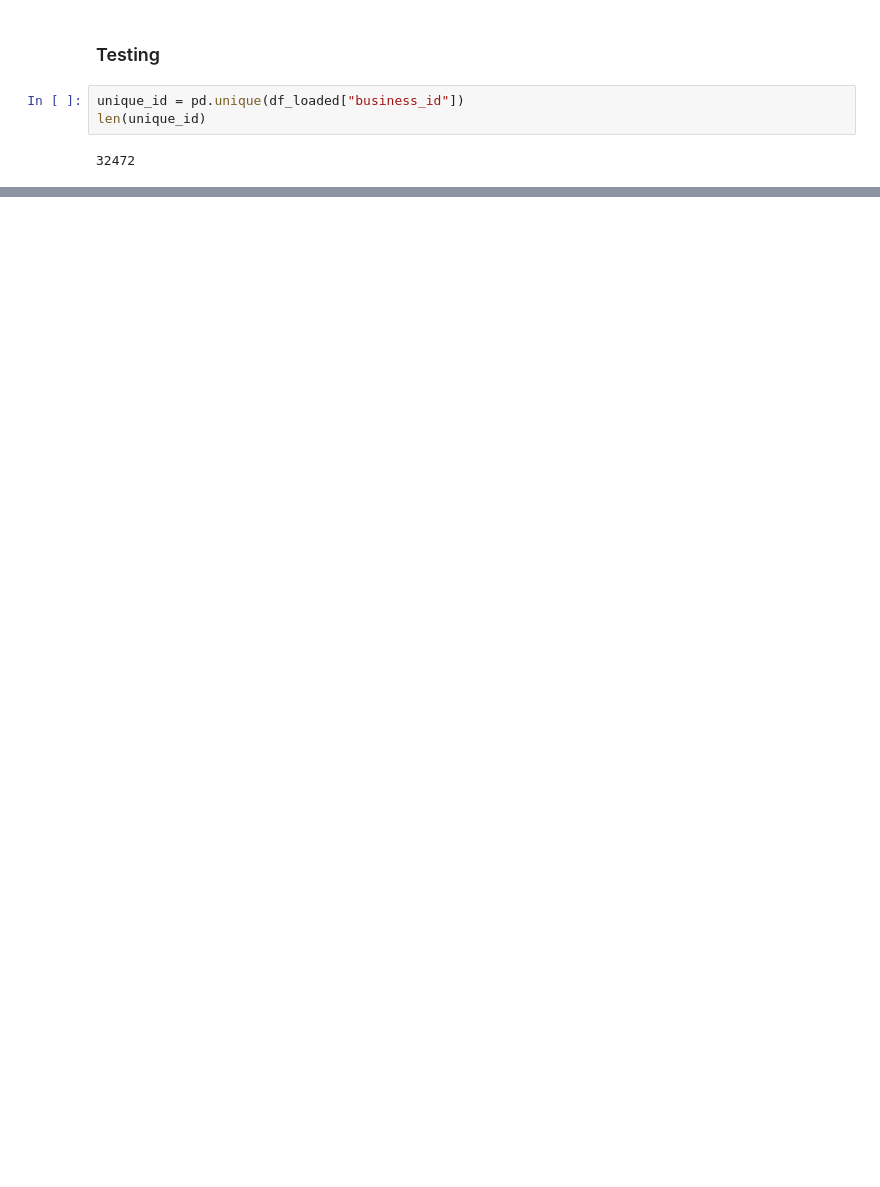
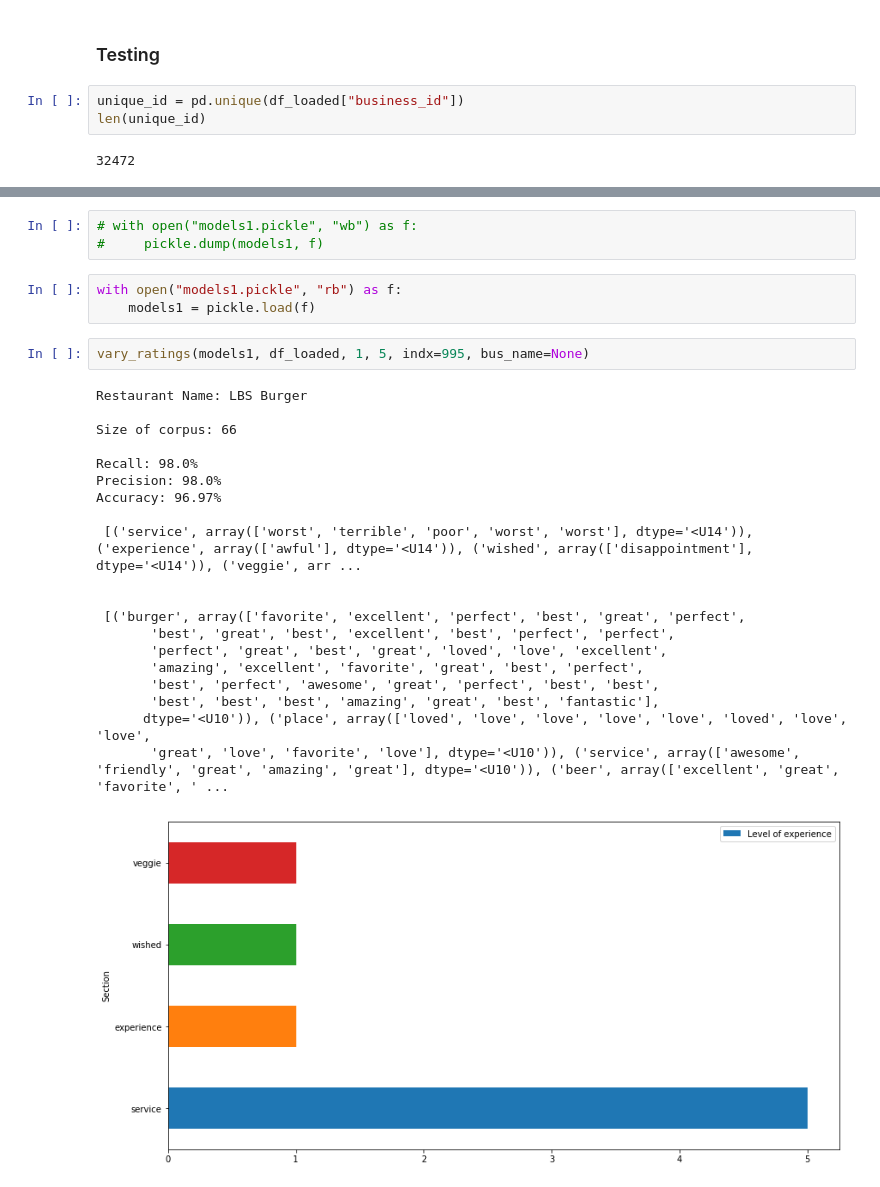
Before and after one commit to Chibuzor44/dsi-capstone, a Jupyter notebook: sage_yelp.ipynb, the cells around one changed output, grey strips where cells are left out. Saved outputs shown, nothing was run; the diff lists cells and outputs as text; blank space fills up the shorter version.

```diff
--- a/sage_yelp.ipynb
+++ b/sage_yelp.ipynb
@@ -436,0 +553,29 @@ df_pos.plot("Section", "Level of experience", kind="barh", figsize=(14,7))
+# %%
+# with open("models1.pickle", "wb") as f:
+#     pickle.dump(models1, f)
+# %%
+with open("models1.pickle", "rb") as f:
+    models1 = pickle.load(f)
+# %%
+vary_ratings(models1, df_loaded, 1, 5, indx=995, bus_name=None)
+# %% [output]
+Restaurant Name: LBS Burger
+
+Size of corpus: 66
+
+Recall: 98.0%
+Precision: 98.0%
+Accuracy: 96.97%
+
+ [('service', array(['worst', 'terrible', 'poor', 'worst', 'worst'], dtype='<U14')), ('experience', array(['awful'], dtype='<U14')), ('wished', array(['disappointment'], dtype='<U14')), ('veggie', arr ...
+
+
+ [('burger', array(['favorite', 'excellent', 'perfect', 'best', 'great', 'perfect',
+       'best', 'great', 'best', 'excellent', 'best', 'perfect', 'perfect',
+       'perfect', 'great', 'best', 'great', 'loved', 'love', 'excellent',
+       'amazing', 'excellent', 'favorite', 'great', 'best', 'perfect',
+       'best', 'perfect', 'awesome', 'great', 'perfect', 'best', 'best',
+       'best', 'best', 'best', 'amazing', 'great', 'best', 'fantastic'],
+      dtype='<U10')), ('place', array(['loved', 'love', 'love', 'love', 'love', 'loved', 'love', 'love',
+       'great', 'love', 'favorite', 'love'], dtype='<U10')), ('service', array(['awesome', 'friendly', 'great', 'amazing', 'great'], dtype='<U10')), ('beer', array(['excellent', 'great', 'favorite', ' ...
+[figure, added]
```
Also changed, not shown: parts of 53 cells of this notebook, 2 other files.
